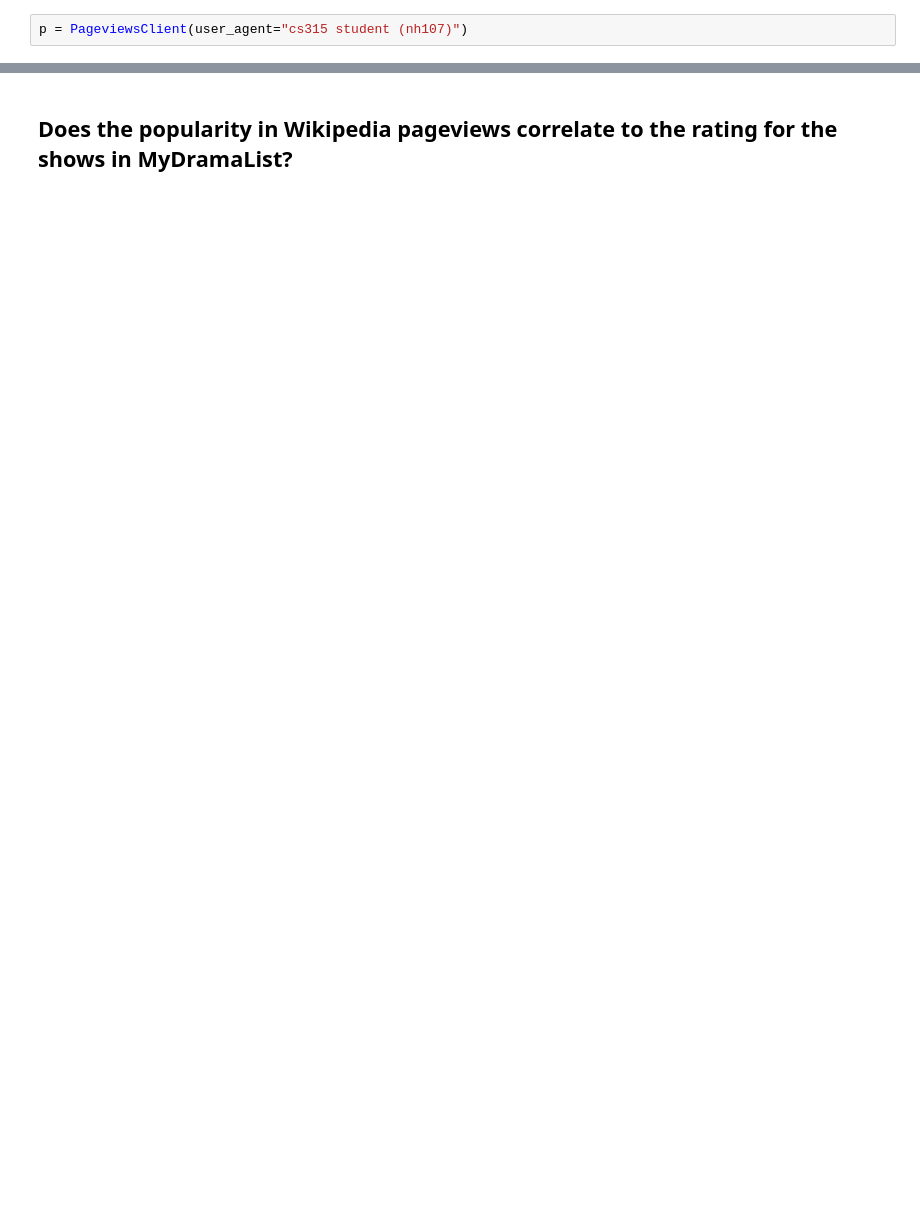
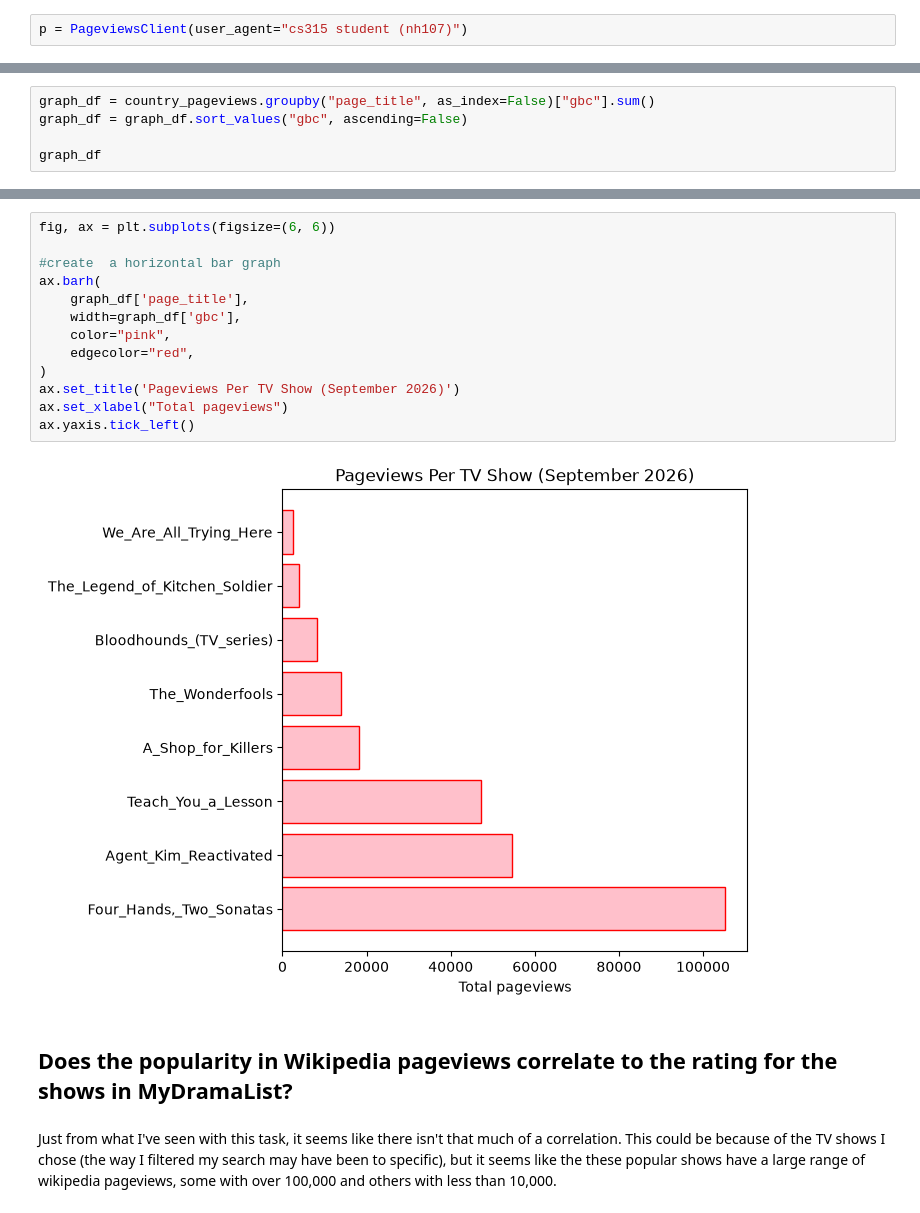
Before and after one commit to ninahowley/cs315-week5-tasks-wed, a Jupyter notebook: task3.ipynb, the cells around one changed output, grey strips where cells are left out. Drawn from its saved outputs; the diff is of its cells as text; blank space fills up the shorter version.

Commit message:
complete task 3

```diff
--- a/task3.ipynb
+++ b/task3.ipynb
@@ -222,0 +270,5 @@ df
+# %%
+graph_df = country_pageviews.groupby("page_title", as_index=False)["gbc"].sum()
+graph_df = graph_df.sort_values("gbc", ascending=False)
+
+graph_df
@@ -223,2 +285,19 @@ df
+# %%
+fig, ax = plt.subplots(figsize=(6, 6))
+
+#create  a horizontal bar graph
+ax.barh(
+    graph_df['page_title'],
+    width=graph_df['gbc'],
+    color="pink",
+    edgecolor="red",
+)
+ax.set_title('Pageviews Per TV Show (September 2026)')
+ax.set_xlabel("Total pageviews")
+ax.yaxis.tick_left()
+# %% [output]
+[figure, added]
 # %% [markdown]
 <h2>Does the popularity in Wikipedia pageviews correlate to the rating for the shows in MyDramaList?</h2>
+# %% [markdown]
+<p>Just from what I've seen with this task, it seems like there isn't that much of a correlation. This could be because of the TV shows I chose (the way I filtered my search may have been to specific), but it seems like the these popular shows have a large range of wikipedia pageviews, some with over 100,000 and others with less than 10,000.</p>
```
Also changed, not shown: parts of 32 cells of this notebook, 3 other files.
